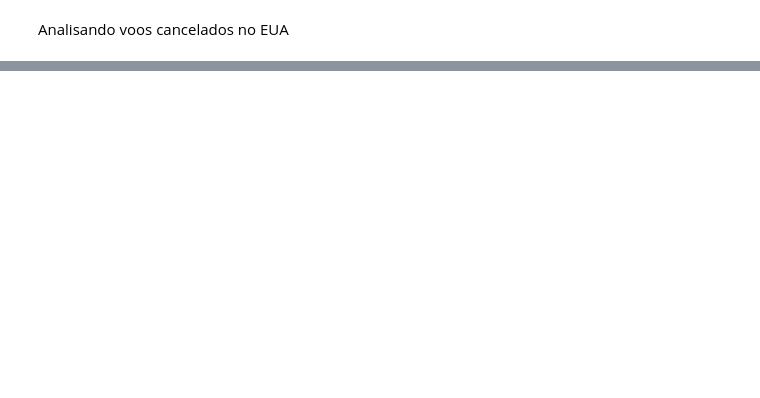
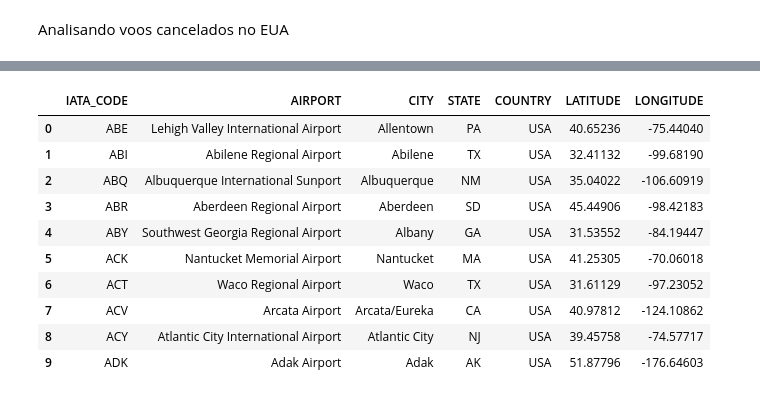
Before and after one commit to fernanda993/Voos_Cancelados, a Jupyter notebook: Analise_Voo.ipynb, the cells around one changed output, grey strips where cells are left out. Drawn from its saved outputs; the diff is of its cells as text; code cells hidden in the pictures; blank space fills up the shorter version.

```diff
--- a/Analise_Voo.ipynb
+++ b/Analise_Voo.ipynb
@@ -13,0 +27,14 @@ NameError: ignored
+# %%
+aeroport.head(10)
+# %% [output]
+|  | IATA_CODE | AIRPORT | CITY | STATE | COUNTRY | LATITUDE | LONGITUDE |
+| 0 | ABE | Lehigh Valley International Airport | Allentown | PA | USA | 40.65236 | -75.44040 |
+| 1 | ABI | Abilene Regional Airport | Abilene | TX | USA | 32.41132 | -99.68190 |
+| 2 | ABQ | Albuquerque International Sunport | Albuquerque | NM | USA | 35.04022 | -106.60919 |
+| 3 | ABR | Aberdeen Regional Airport | Aberdeen | SD | USA | 45.44906 | -98.42183 |
+| 4 | ABY | Southwest Georgia Regional Airport | Albany | GA | USA | 31.53552 | -84.19447 |
+| 5 | ACK | Nantucket Memorial Airport | Nantucket | MA | USA | 41.25305 | -70.06018 |
+| 6 | ACT | Waco Regional Airport | Waco | TX | USA | 31.61129 | -97.23052 |
+| 7 | ACV | Arcata Airport | Arcata/Eureka | CA | USA | 40.97812 | -124.10862 |
+| 8 | ACY | Atlantic City International Airport | Atlantic City | NJ | USA | 39.45758 | -74.57717 |
+| 9 | ADK | Adak Airport | Adak | AK | USA | 51.87796 | -176.64603 |
```
Also changed, not shown: parts of 15 cells of this notebook.
